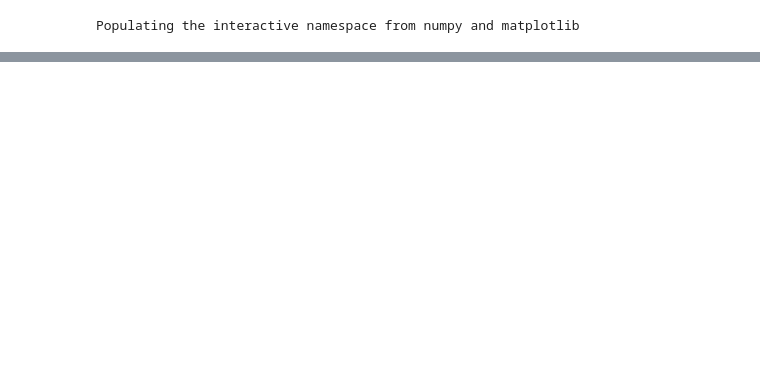
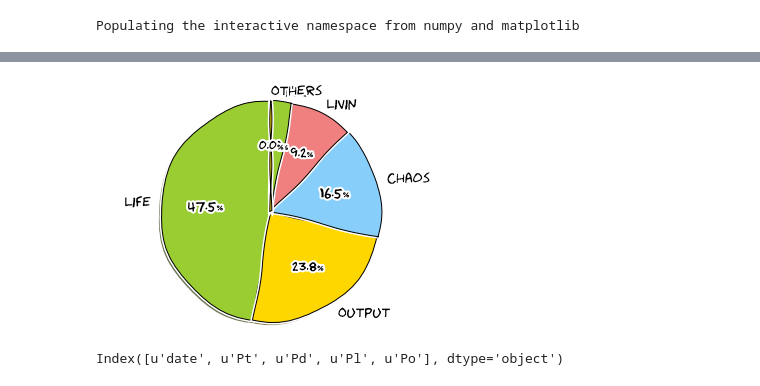
Before and after one commit to OpenBookProjects/ipynb, a Jupyter notebook: R2Py/chaos.ipynb, the cells around one changed output, grey strips where cells are left out. Saved outputs shown, nothing was run; the diff lists cells and outputs as text; code cells hidden in the pictures; blank space fills up the shorter version.

```diff
--- a/R2Py/chaos.ipynb
+++ b/R2Py/chaos.ipynb
@@ -40,7 +153,7 @@ zq_1010.txt  zq_1012.txt  zq_1102.txt  zq_1104.txt  zq_1106.txt
 # %%
-df = pd.read_csv('data/_all_atlogger2.csv')
-#df.head()
+df = pd.read_csv('data/atl2_130201-130301.csv')
+df[:-1]
 #df.columns
 #df.describe()
-df.plot(kind='area')
+#df.plot(kind='area')
 # %% [output]
@@ -49,4 +166,0 @@ df.plot(kind='area')
-# %%
-df_mon = df.set_index('date')
-df_mon.plot(kind='area')
-rand(10, 4)
@@ -64,0 +167,12 @@ array([[ 0.32749515,  0.76037478,  0.60100123,  0.28999707],
+# %%
+df['活动类别']
+_labels = []
+for k in list(df[:-1]['活动类别']):
+    print k
+    if "其他" == k:
+        _labels.append('Others')
+    elif "总计"==k:
+        _labels.append('Totle')
+    else:
+        _labels.append(k)
+print _labels
@@ -64,0 +197,21 @@ array([[ 0.32749515,  0.76037478,  0.60100123,  0.28999707],
+# %%
+labels = _labels#list(df['活动类别'])
+sizes = list(df[:-1]['持续时间'])
+colors = ['yellowgreen', 'gold', 'lightskyblue', 'lightcoral']
+#explode = (0, 0.1, 0, 0) # only "explode" the 2nd slice (i.e. 'Hogs')
+
+plt.pie(sizes, labels=labels, colors=colors,
+        autopct='%1.1f%%', shadow=True, startangle=90)
+# Set aspect ratio to be equal so that pie is drawn as a circle.
+plt.axis('equal')
+plt.show()
+# %% [output]
+[figure, added]
+# %%
+df = pd.read_csv('data/pom_1108.txt')
+#df.index(df['date'])
+df.columns
+#df.describe()
+#df.plot(kind='area', stacked=False)
+# %% [output]
+Index([u'date', u'Pt', u'Pd', u'Pl', u'Po'], dtype='object')
```
Also changed, not shown: parts of 25 cells of this notebook.
